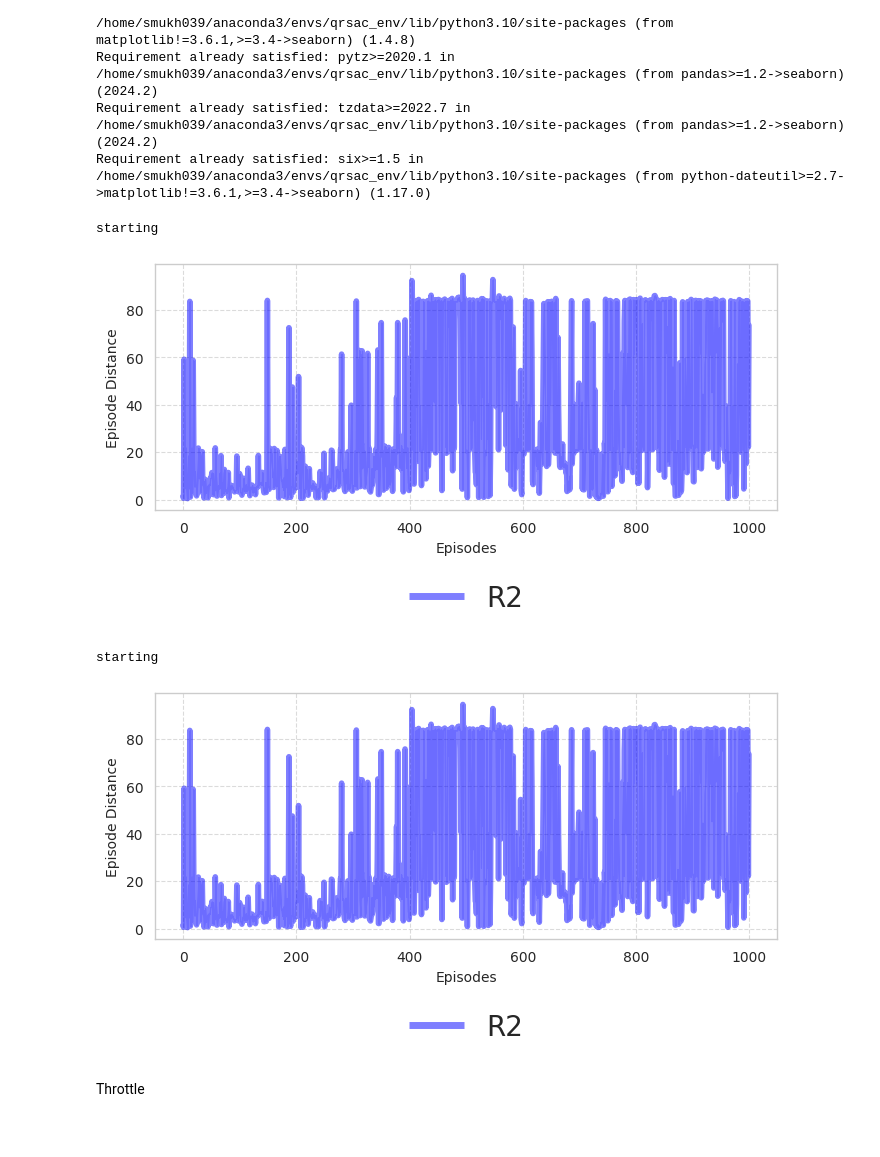
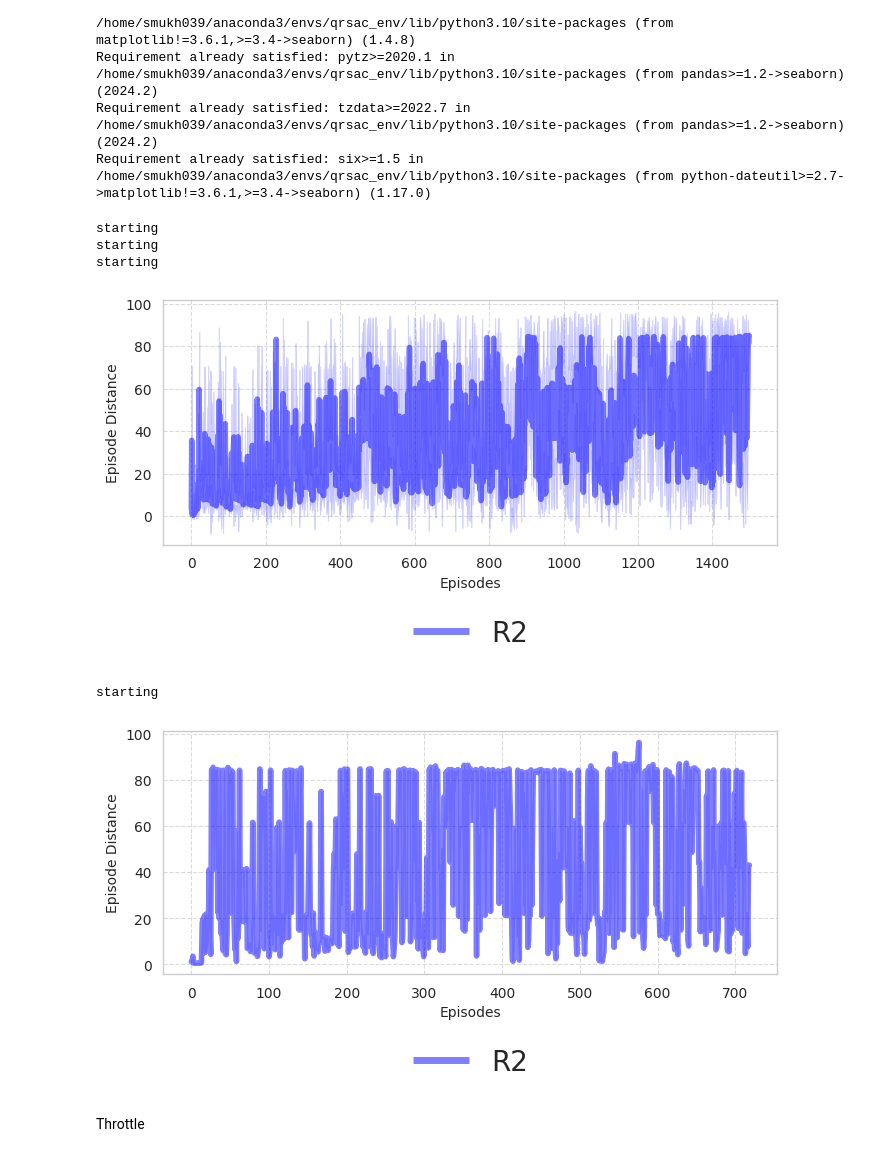
Before and after one commit to shilpa2301/QRSAC, a Jupyter notebook: debug_plots.ipynb, the cells around one changed output. Cells and saved outputs as stored; diff of their text form; code cells hidden in the pictures.

```diff
--- a/debug_plots.ipynb
+++ b/debug_plots.ipynb
@@ -112,35 +112,37 @@ def generate_plot(means, stds, save_path=""):
     for line in leg.get_lines():
         line.set_linewidth(5.0)
         line.set_solid_capstyle('butt')
     # plt.ylim([80, 90])
     plt.yticks(fontsize=10)
     plt.xticks(fontsize=10)
     plt.xlabel("Episodes", fontsize=10)
     plt.ylabel("Episode Distance", fontsize=10)
     plt.grid(True, linestyle='--', alpha=0.7)
     plt.tight_layout()
     plt.savefig(f"{save_path}.png", dpi=200)
     plt.show()
 
 returns_1 = []
-for idx in range(4, 5):
+for idx in range(1,4):
     reward_type = "rew2"
     # env_type = "track"
     env_type = "road"
     log_num = str(idx)
     log_file_path = f"/home/smukh039/work/QRSAC/debug_logs_to_plot/generated_road/debug_{env_type}_{reward_type}_{log_num}.log"
     # log_file_path = f"/home/smukh039/work/QRSAC/debug_logs_to_plot/generated_track/debug_{env_type}_{reward_type}_{log_num}.log"
     returns_1.append(get_returns(reward_type, log_num, env_type, log_file_path)) #[:100])
 returns_r1_mean = np.mean(returns_1, axis=0)
 returns_r1_std = np.std(returns_1, axis=0)
 
 WIN_SIZE=1
 means_r1, stds_r1 = smoothen(returns_r1_mean, WIN_SIZE), smoothen(returns_r1_std, WIN_SIZE)
 means, stds = (means_r1), (stds_r1)
 generate_plot(means, stds, "result_plot")
 # %% [output]
 starting
+starting
+starting
-[figure, old version]
+[figure, new version]
 # %%
 import re
 import pandas as pd
@@ -237,7 +239,7 @@ def generate_plot(means, stds, save_path=""):
     plt.show()
 
 returns_1 = []
-for idx in range(4, 5):
+for idx in range(5, 6):
     reward_type = "rew2"
     # env_type = "track"
     env_type = "road"
@@ -254,7 +256,7 @@ means, stds = (means_r1), (stds_r1)
 generate_plot(means, stds, "result_plot")
 # %% [output]
 starting
-[figure, old version]
+[figure, new version]
 # %% [markdown]
 Throttle
 # %%
```
Also changed, not shown: parts of 6 cells of this notebook, 6 other files.
